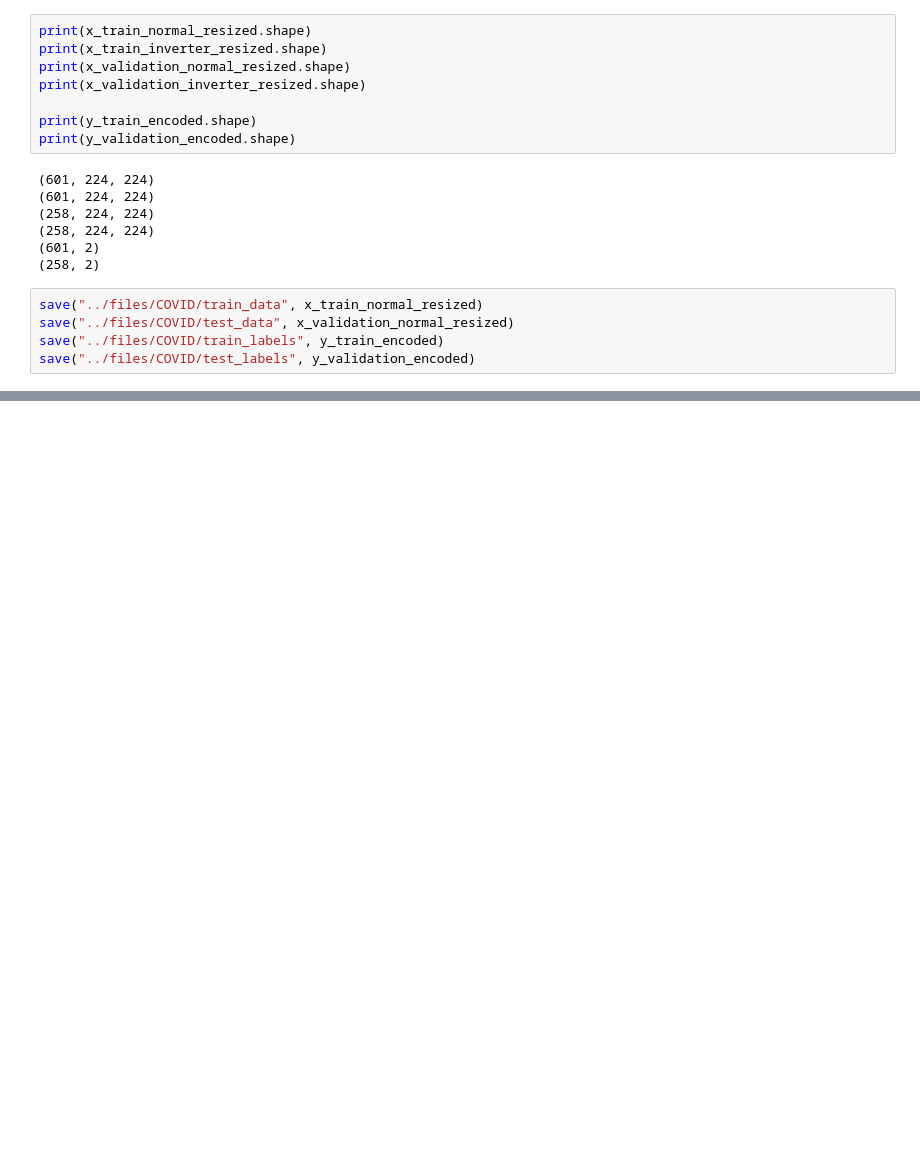
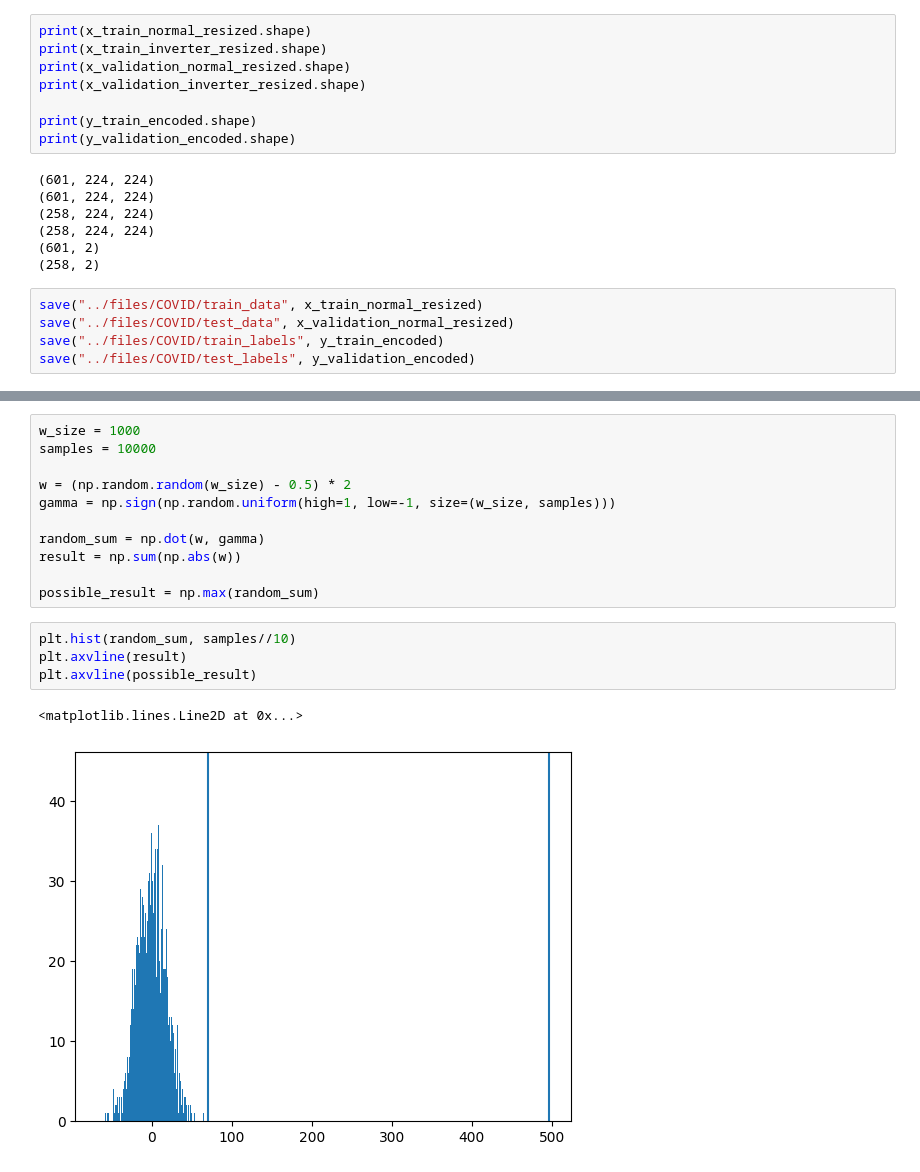
Before and after one commit to labm1997/piranha, a Jupyter notebook: scripts/format_covid.ipynb, the cells around one changed output, grey strips where cells are left out. Cells and saved outputs as stored; diff of their text form; blank space fills up the shorter version.

```diff
--- a/scripts/format_covid.ipynb
+++ b/scripts/format_covid.ipynb
@@ -50,0 +438,18 @@ save("../files/COVID/test_labels", y_validation_encoded)
+# %%
+w_size = 1000
+samples = 10000
+
+w = (np.random.random(w_size) - 0.5) * 2
+gamma = np.sign(np.random.uniform(high=1, low=-1, size=(w_size, samples)))
+
+random_sum = np.dot(w, gamma)
+result = np.sum(np.abs(w))
+
+possible_result = np.max(random_sum)
+# %%
+plt.hist(random_sum, samples//10)
+plt.axvline(result)
+plt.axvline(possible_result)
+# %% [output]
+<matplotlib.lines.Line2D at 0x...>
+[figure, added]
```
Also changed, not shown: parts of 18 cells of this notebook, 1 other file.
